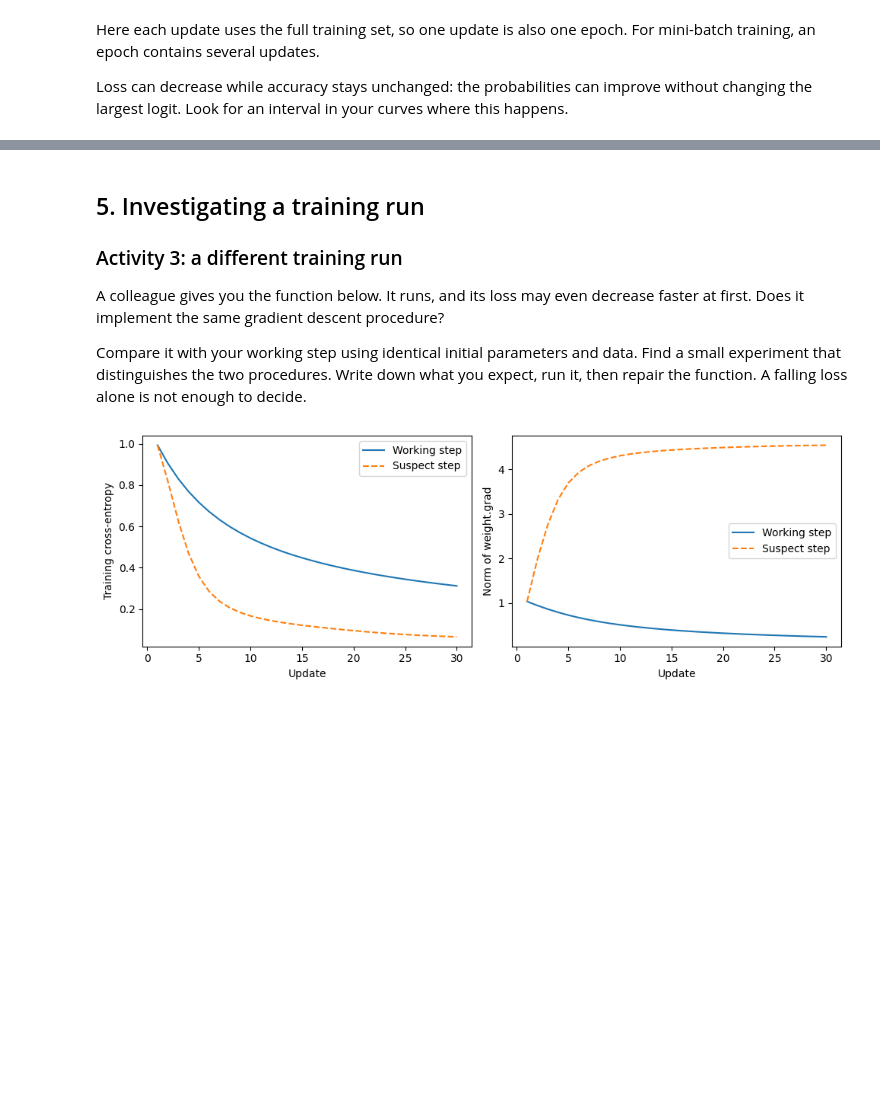
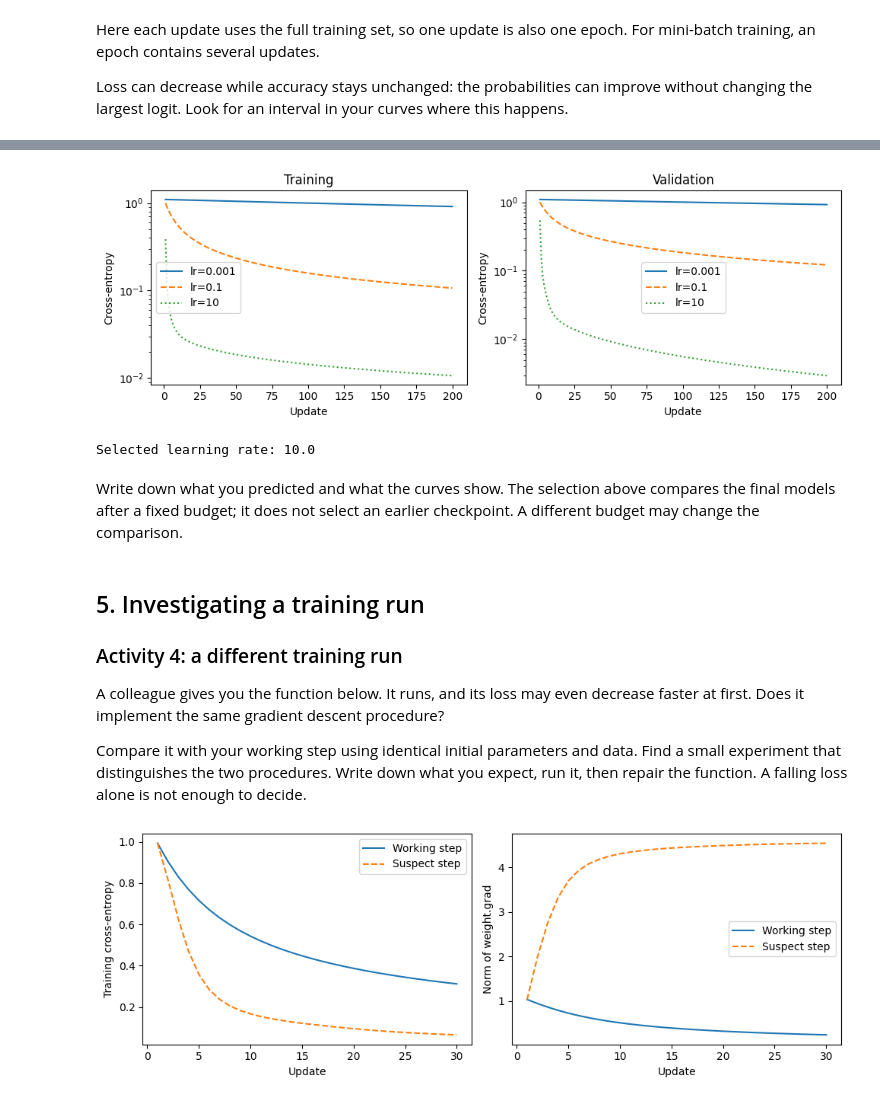
Before and after one commit to sscardapane/slides-nnds-2026, a Jupyter notebook: notebooks/drafts/2026-09-14-first-pass/PT02_Logistic_regression.ipynb, the cells around one changed output, grey strips where cells are left out. Saved outputs shown, nothing was run; the diff lists cells and outputs as text; code cells hidden in the pictures; blank space fills up the shorter version.

Commit message:
Extend PyTorch labs with experiments and restore shape annotations

```diff
--- a/notebooks/drafts/2026-09-14-first-pass/PT02_Logistic_regression.ipynb
+++ b/notebooks/drafts/2026-09-14-first-pass/PT02_Logistic_regression.ipynb
@@ -152,10 +166,14 @@ $$\ell(z,y)=\log\sum_c\exp(z_c)-z_y.$$
+# %%
+# Reference used only while the loss activity is unfilled.
+def reference_cross_entropy(logits: Float[torch.Tensor, "batch classes"], targets: Int[torch.Tensor, "batch"]) -> Float[torch.Tensor, ""]:
+    rows = torch.arange(len(targets), device=targets.device)
+    return (torch.logsumexp(logits, dim=1) - logits[rows, targets]).mean()
+
+def cross_entropy(logits: Float[torch.Tensor, "batch classes"], targets: Int[torch.Tensor, "batch"]) -> Float[torch.Tensor, ""]:
+    result = student_cross_entropy(logits, targets)
+    return reference_cross_entropy(logits, targets) if result is None else result
 # %%
-def cross_entropy(logits, targets):
-    rows = torch.arange(len(targets), device=targets.device)
-    correct_logits = logits[rows, targets]
-    return (torch.logsumexp(logits, dim=1) - correct_logits).mean()
-
-def accuracy(logits, targets):
+def accuracy(logits: Float[torch.Tensor, "batch classes"], targets: Int[torch.Tensor, "batch"]) -> Float[torch.Tensor, ""]:
     return (logits.argmax(dim=1) == targets).float().mean()
 
 logits = model(Xtrain)
@@ -163,6 +181,7 @@ print("Initial loss:", cross_entropy(logits, ytrain).item())
 print("Initial accuracy:", accuracy(logits, ytrain).item())
 # Zero logits give uniform probabilities and loss log(C).
 torch.testing.assert_close(cross_entropy(logits, ytrain), torch.tensor(float(np.log(3))))
+print("Using", "reference" if student_cross_entropy(logits, ytrain) is None else "your", "loss")
 # %% [output]
 Initial loss: 1.0986123085021973
 Initial accuracy: 0.4390243887901306
@@ -214,9 +237,9 @@ Run the checks and the complete training loop. Inspect the training and validati
 # %%
-def training_step(model, X, y, lr):
+def training_step(model: torch.nn.Module, X: Float[torch.Tensor, "batch features"], y: Int[torch.Tensor, "batch"], lr: float) -> Optional[float]:
     # Replace None with your training step.
     return None
 # %%
-def reference_training_step(model, X, y, lr):
+def reference_training_step(model: torch.nn.Module, X: Float[torch.Tensor, "batch features"], y: Int[torch.Tensor, "batch"], lr: float) -> float:
     for parameter in model.parameters():
         parameter.grad = None
     loss = cross_entropy(model(X), y)
@@ -226,7 +249,7 @@ def reference_training_step(model, X, y, lr):
             parameter -= lr * parameter.grad
     return loss.item()
 
-def run_step(model, X, y, lr):
+def run_step(model: torch.nn.Module, X: Float[torch.Tensor, "batch features"], y: Int[torch.Tensor, "batch"], lr: float) -> float:
     # A skipped exercise returns None without modifying the model.
     before = [p.detach().clone() for p in model.parameters()]
     result = training_step(model, X, y, lr)
@@ -291,0 +321,21 @@ Loss can decrease while accuracy stays unchanged: the probabilities can improve
+# %%
+learning_rates = [0.001, 0.1, 10.0]
+initial_model = LogisticRegression(4, 3)
+lr_models, lr_histories = {}, {}
+fig, axes = plt.subplots(1, 2, figsize=(10, 3.5))
+for rate, style in zip(learning_rates, ["-", "--", ":"]):
+    candidate = copy.deepcopy(initial_model)
+    trace = fit(candidate, Xtrain, ytrain, Xval, yval, lr=rate, epochs=200)
+    lr_models[rate], lr_histories[rate] = candidate, trace
+    for ax, split in zip(axes, ["train", "val"]):
+        ax.plot(range(1, 201), trace[f"{split}_loss"], style, label=f"lr={rate:g}")
+    print(f"lr={rate:g}: validation loss={trace['val_loss'][-1]:.4f}, accuracy={trace['val_accuracy'][-1]:.3f}")
+for ax, title in zip(axes, ["Training", "Validation"]):
+    ax.set(xlabel="Update", ylabel="Cross-entropy", title=title, yscale="log")
+    ax.legend()
+fig.tight_layout()
+plt.show()
+selected_lr = min(learning_rates, key=lambda rate: lr_histories[rate]["val_loss"][-1])
+model = lr_models[selected_lr]
+print("Selected learning rate:", selected_lr)
+# %% [output]
@@ -292,7 +345,11 @@ Loss can decrease while accuracy stays unchanged: the probabilities can improve
+[figure, added]
+Selected learning rate: 10.0
+# %% [markdown]
+Write down what you predicted and what the curves show. The selection above compares the final models after a fixed budget; it does not select an earlier checkpoint. A different budget may change the comparison.
 # %% [markdown]
 ## 5. Investigating a training run
 
-### Activity 3: a different training run
+### Activity 4: a different training run
 
 A colleague gives you the function below. It runs, and its loss may even decrease faster at first. Does it implement the same gradient descent procedure?
 
```
Also changed, not shown: parts of 19 cells of this notebook, 6 other files.
